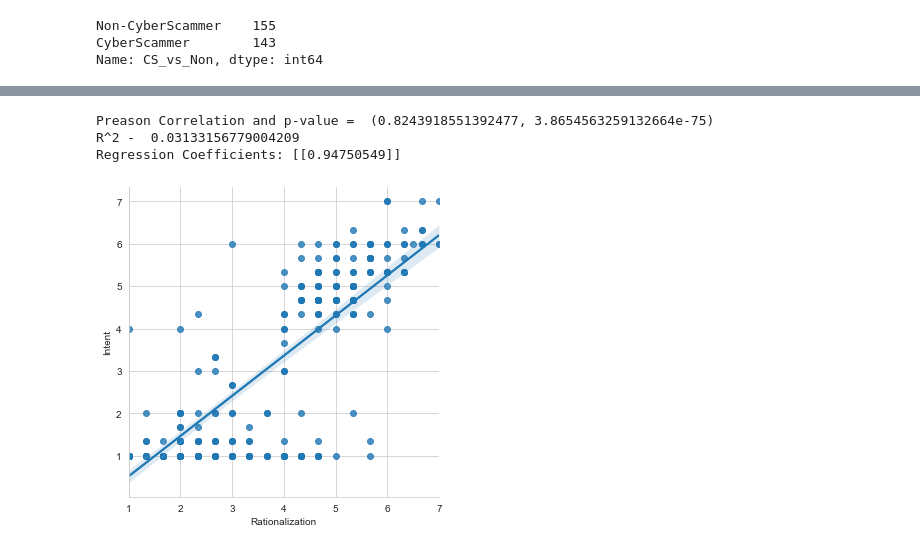
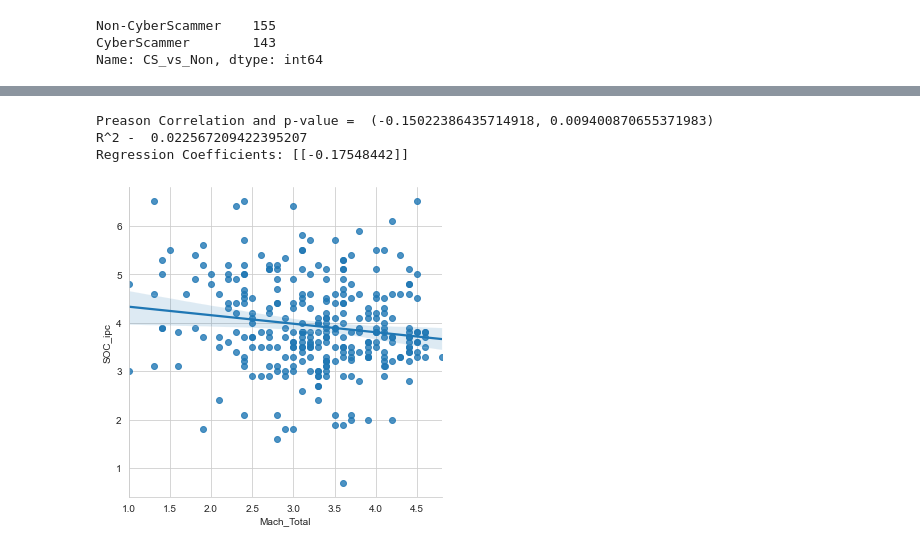
Before and after one commit to thegeeklife/Identifying-Factors-That-Affect-Predilection-Towards-Online-Scamming, a Jupyter notebook: scammer_motives.ipynb, the cells around one changed output, grey strips where cells are left out. Cells and saved outputs as stored; diff of their text form; code cells hidden in the pictures.

```diff
--- a/scammer_motives.ipynb
+++ b/scammer_motives.ipynb
@@ -410,10 +380,0 @@ Regression Coefficients: [[0.415968]]
-# %%
-#H4. A. Machiavellianism (Mach) will be negatively related to an individual’s perception of an opportunity to commit an online scam.
-
-print("Preason Correlation and p-value = ", pearsonr(x=np.asarray(df_2['Mach_Total']), y=np.asarray(df_2['Opportunity'])))
-sns.set_style('whitegrid')
-sns.lmplot(x='Mach_Total',y='Opportunity',data=df_2)
-lm = LinearRegression()
-lm.fit(np.asarray(df_2['Mach_Total']).reshape(-1,1), np.asarray(df_2['Opportunity']).reshape(-1,1))
-print("R^2 - ",lm.score(np.asarray(df_2['Mach_Total']).reshape(-1,1), np.asarray(df_2['Opportunity']).reshape(-1,1)))
-print("Regression Coefficients:",lm.coef_)
@@ -425,10 +380,0 @@ Regression Coefficients: [[0.64877142]]
-# %%
-#H4. B. Mach will be positively related to an individuals’ motivation to commit an online scam.
-
-print("Preason Correlation and p-value = ", pearsonr(x=np.asarray(df_2['Mach_Total']), y=np.asarray(df_2['Motivation'])))
-sns.set_style('whitegrid')
-sns.lmplot(x='Mach_Total',y='Motivation',data=df_2)
-lm = LinearRegression()
-lm.fit(np.asarray(df_2['Mach_Total']).reshape(-1,1), np.asarray(df_2['Motivation']).reshape(-1,1))
-print("R^2 - ",lm.score(np.asarray(df_2['Mach_Total']).reshape(-1,1), np.asarray(df_2['Motivation']).reshape(-1,1)))
-print("Regression Coefficients:",lm.coef_)
@@ -440,10 +380,0 @@ Regression Coefficients: [[0.82579614]]
-# %%
-#H5. Psychopathy will be positively related to the willingness to rationalize an act of online fraud.
-
-print("Preason Correlation and p-value = ", pearsonr(x=np.asarray(df_2['Psych_Total']), y=np.asarray(df_2['Rationalization'])))
-sns.set_style('whitegrid')
-sns.lmplot(x='Psych_Total',y='Rationalization',data=df_2)
-lm = LinearRegression()
-lm.fit(np.asarray(df_2['Psych_Total']).reshape(-1,1), np.asarray(df_2['Rationalization']).reshape(-1,1))
-print("R^2 - ",lm.score(np.asarray(df_2['Psych_Total']).reshape(-1,1), np.asarray(df_2['Rationalization']).reshape(-1,1)))
-print("Regression Coefficients:",lm.coef_)
@@ -455,15 +381,10 @@ Regression Coefficients: [[1.40836703]]
-# %%
-#H6: An individuals’ willingness to rationalize an act of fraud will be positively related with their intent to commit fraud.
-
-print("Preason Correlation and p-value = ", pearsonr(x=np.asarray(df_2['Rationalization']), y=np.asarray(df_2['Intent'])))
-sns.set_style('whitegrid')
-sns.lmplot(x='Rationalization',y='Intent',data=df_2)
-lm = LinearRegression()
-lm.fit(np.asarray(df_2['Rationalization']).reshape(-1,1), np.asarray(df_2['Intent']).reshape(-1,1))
-print("R^2 - ",lm.score(np.asarray(df_2['Psych_Total']).reshape(-1,1), np.asarray(df_2['Intent']).reshape(-1,1)))
-print("Regression Coefficients:",lm.coef_)
-# %% [output]
-Preason Correlation and p-value =  (0.8243918551392477, 3.8654563259132664e-75)
-R^2 -  0.03133156779004209
-Regression Coefficients: [[0.94750549]]
-[figure, removed]
+# %%
+#Hypothesis Testing:
+#H1. A. Machiavellianism will have a positive relation with interpersonal control.
+
+test_hypothesis(df_2['Mach_Total'], df_2['SOC_ipc'])
+# %% [output]
+Preason Correlation and p-value =  (-0.15022386435714918, 0.009400870655371983)
+R^2 -  0.022567209422395207
+Regression Coefficients: [[-0.17548442]]
+[figure, added]
```
Also changed, not shown: parts of 31 cells of this notebook.
